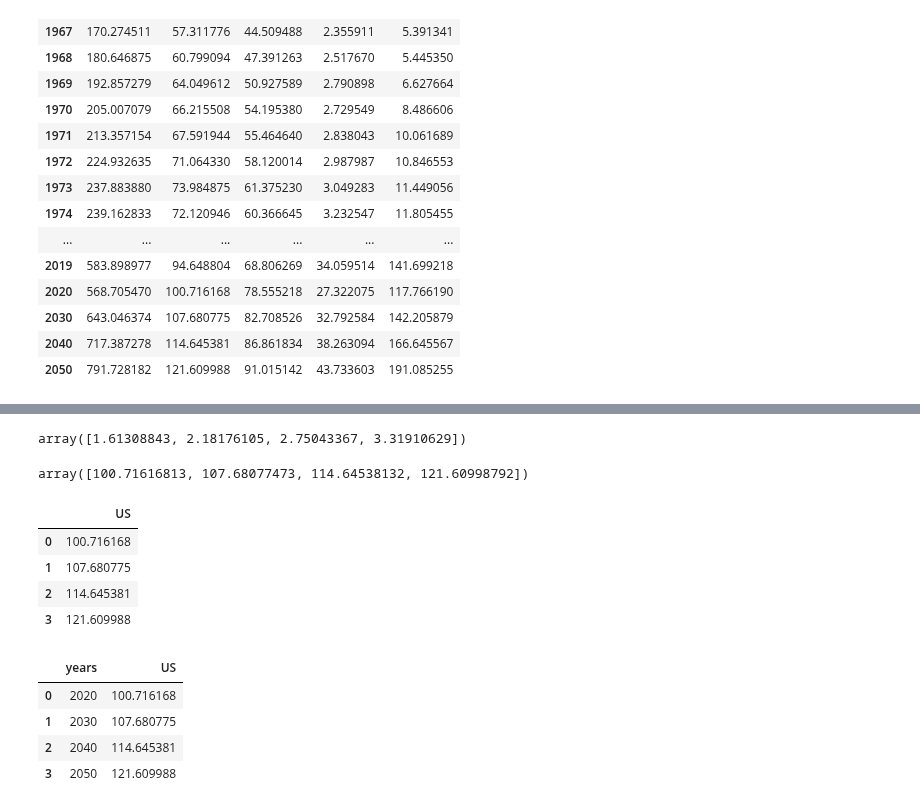
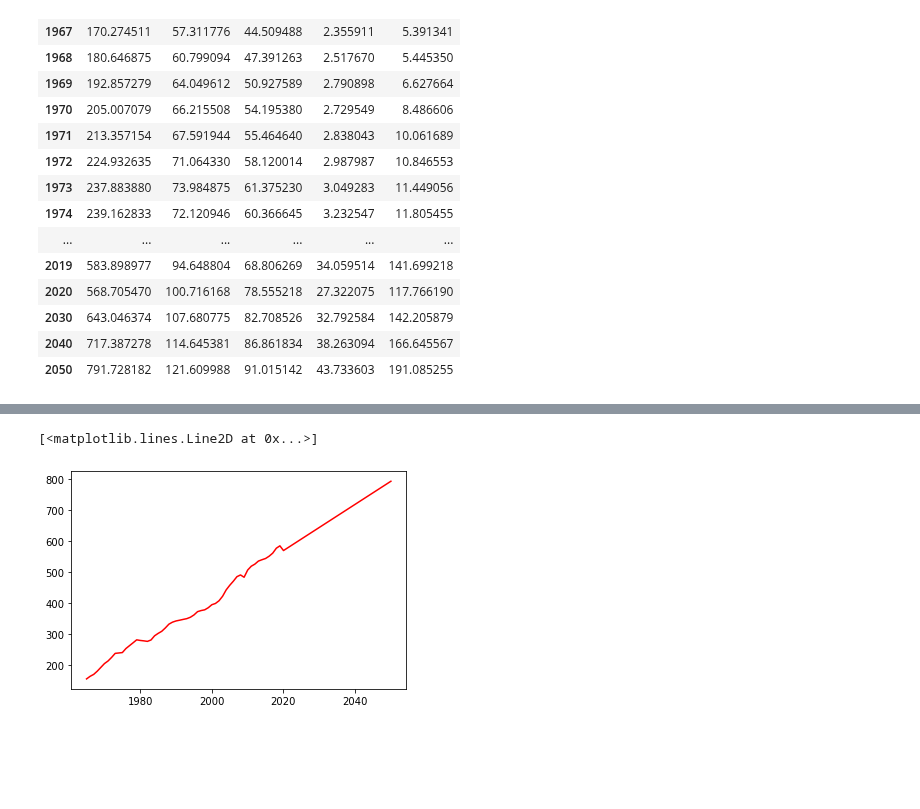
Before and after one commit to yuyhong23/One-Hot_Future, a Jupyter notebook: goals_prediction_ML_tara/allenergy_prediction-adjust_export_data_format.ipynb, the cells around one changed output, grey strips where cells are left out. Drawn from its saved outputs; the diff is of its cells as text; code cells hidden in the pictures; blank space fills up the shorter version.

```diff
--- a/goals_prediction_ML_tara/allenergy_prediction-adjust_export_data_format.ipynb
+++ b/goals_prediction_ML_tara/allenergy_prediction-adjust_export_data_format.ipynb
@@ -324,27 +181,8 @@ energy_predictions = lasso.predict(new_X_scaled)
-# %%
-energy_predictions
-# %% [output]
-array([1.61308843, 2.18176105, 2.75043367, 3.31910629])
-# %%
-y_new_inverse = y_scaler.inverse_transform(energy_predictions)
-y_new_inverse
-# %% [output]
-array([100.71616813, 107.68077473, 114.64538132, 121.60998792])
-# %%
-us_allenergy_prediction = pd.DataFrame(y_new_inverse, columns=["US"])
-us_allenergy_prediction
-# %% [output]
-|  | US |
-| 0 | 100.716168 |
-| 1 | 107.680775 |
-| 2 | 114.645381 |
-| 3 | 121.609988 |
-# %%
-us_allenergy = pd.concat([year_df, us_allenergy_prediction], axis=1)
-us_allenergy
-# %% [output]
-|  | years | US |
-| 0 | 2020 | 100.716168 |
-| 1 | 2030 | 107.680775 |
-| 2 | 2040 | 114.645381 |
-| 3 | 2050 | 121.609988 |
+# %%
+allenergy_final_combine_index = allenergy_final_combine.reset_index(drop=False)
+# %%
+# Check Trends through plots
+plt.plot(allenergy_final_combine_index.year, allenergy_final_combine_index.Global, 'red')
+# %% [output]
+[<matplotlib.lines.Line2D at 0x...>]
+[figure, added]
```
Also changed, not shown: parts of 23 cells of this notebook, 7 other files.
